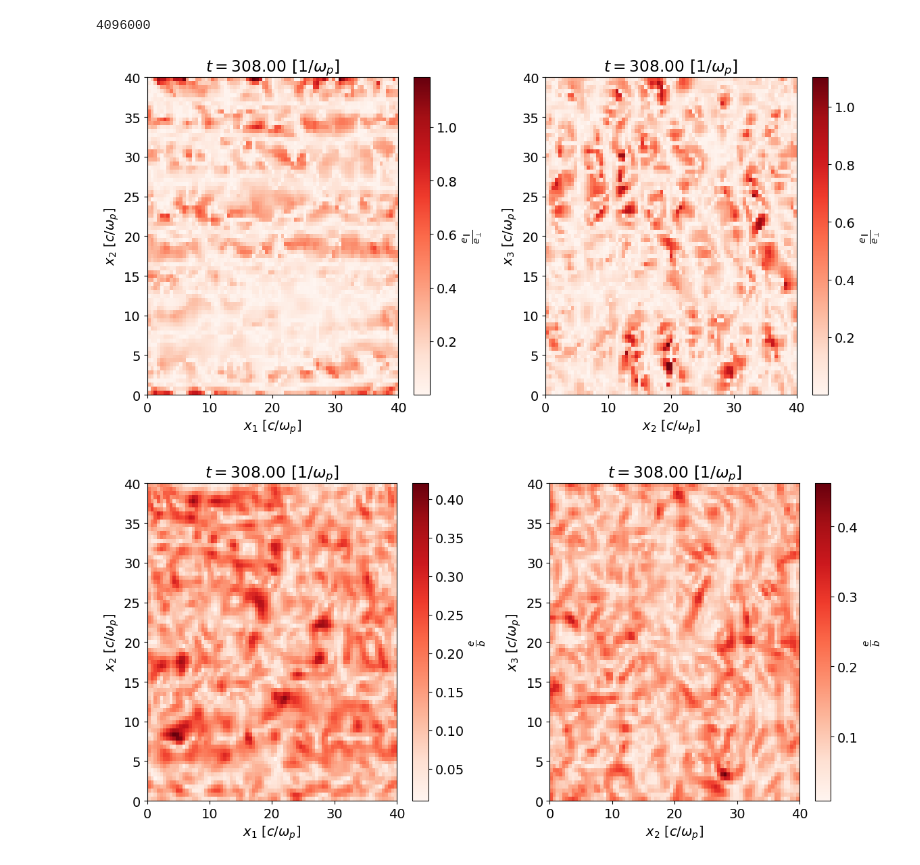
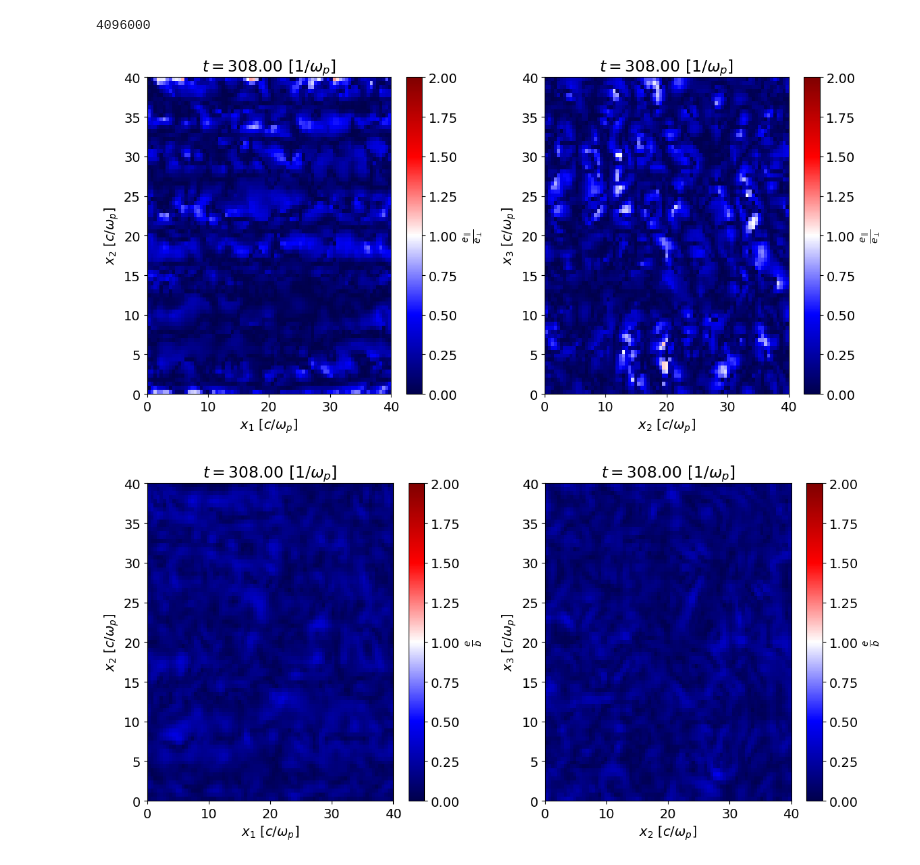
Before and after one commit to JoaoAGCandido/Decks, a Jupyter notebook: analizeWeibelEI.ipynb, the cells around one changed output. Saved outputs shown, nothing was run; the diff lists cells and outputs as text; code cells hidden in the pictures.

```diff
--- a/analizeWeibelEI.ipynb
+++ b/analizeWeibelEI.ipynb
@@ -290,14 +292,24 @@ e2 = e1_grid * e1_grid + e2_grid * e2_grid + e3_grid * e3_grid
 e = np.sqrt(e2)
 e_perp =  np.sqrt(e2 - e_par * e_par )
 # %%
-def plot_grid_centred(data, label):
 
-    vminmax = max([abs(np.max(data)), abs(np.min(data))])
+colors = [
+    (0, "black"),   # 0 -> Dark Blue
+    (0.4, "blue"), # Mid-range transition
+    (0.5, "white"),      # 1 -> White (exactly at 1)
+    (0.6, "red"), # Mid-range transition
+    (1, "darkred")       # >1 -> Red
+]
+custom_cmap = LinearSegmentedColormap.from_list("custom_cmap", colors)
+
+def plot_grid_centred(data, label, cmap):
 
     fig, (ax1, ax2) = plt.subplots(1, 2, figsize=(12, 6))
 
     # Plot for the first subplot
-    im1 = ax1.imshow(data[:,:,40].T, aspect="auto", origin="lower", cmap="Reds", extent=[b1.grid[0][0], b1.grid[0][1], b1.grid[1][0], b1.grid[1][1]])
+    im1 = ax1.imshow(data[:,:,40].T, aspect="auto", origin="lower", cmap=cmap,
+                     extent=[b1.grid[0][0], b1.grid[0][1], b1.grid[1][0], b1.grid[1][1]], vmin=0, vmax=2)
+
     cbar1 = fig.colorbar(im1, ax=ax1)
     cbar1.set_label(label)
     ax1.set_title(r"$t={:.2f}$".format(b1.time[0]) + r"$\  [{}]$".format(b1.time[1]))
@@ -306,7 +318,9 @@ def plot_grid_centred(data, label):
 
 
     # Plot for the second subplot
-    im2 = ax2.imshow(data[40,:,:].T, aspect="auto", origin="lower", cmap="Reds", extent=[b1.grid[1][0], b1.grid[1][1], b1.grid[2][0], b1.grid[2][1]])
+    im2 = ax2.imshow(data[40,:,:].T, aspect="auto", origin="lower", cmap=cmap,
+                     extent=[b1.grid[1][0], b1.grid[1][1], b1.grid[2][0], b1.grid[2][1]],
+                     vmin = 0, vmax=2)
     cbar2 = fig.colorbar(im2, ax=ax2)
     cbar2.set_label(label)
     ax2.set_title(r"$t={:.2f}$".format(b1.time[0]) + r"$\  [{}]$".format(b1.time[1]))
@@ -315,13 +329,13 @@ def plot_grid_centred(data, label):
 
     return fig, ax1, ax2
 # %%
-fig, ax1, ax2 = plot_grid_centred(e_par/e_perp, r"$\frac{e_{\parallel}}{e_{\perp}}$")
+fig, ax1, ax2 = plot_grid_centred(e_par/e_perp, r"$\frac{e_{\parallel}}{e_{\perp}}$", "seismic")
 plt.tight_layout()
 plt.show()
 
-fig, ax1, ax2 = plot_grid_centred(e/b, r"$\frac{e}{b}$")
+fig, ax1, ax2 = plot_grid_centred(e/b, r"$\frac{e}{b}$", "seismic")
 plt.tight_layout()
 plt.show()
 # %% [output]
-[figure, old version]
+[figure, new version]
-[figure, old version]
+[figure, new version]
```
Also changed, not shown: parts of 4 cells of this notebook, 2 other files.
